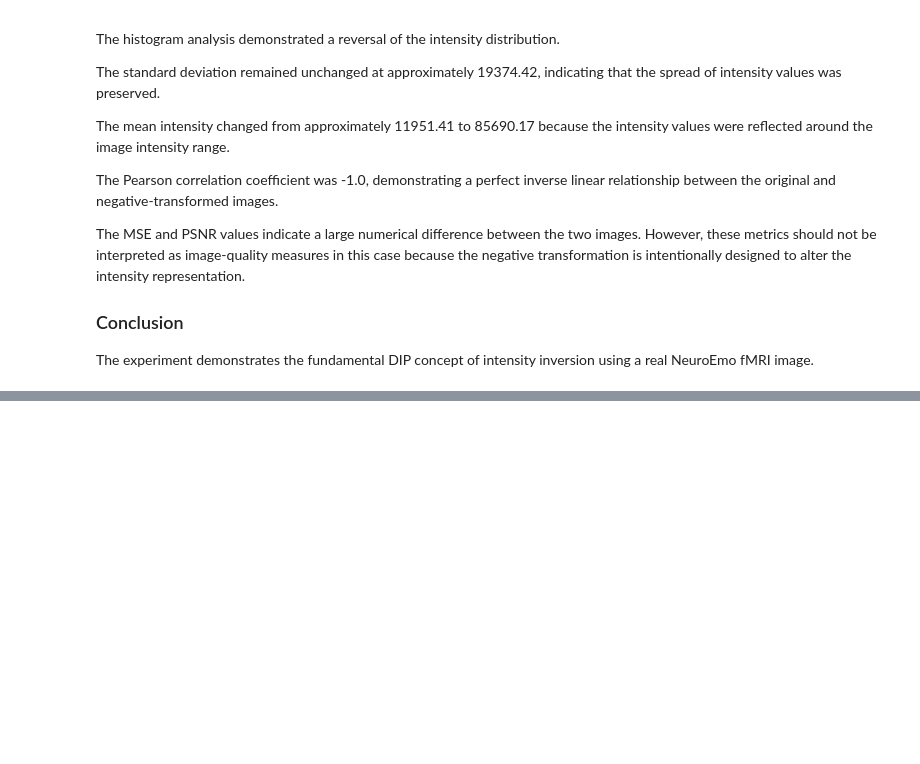
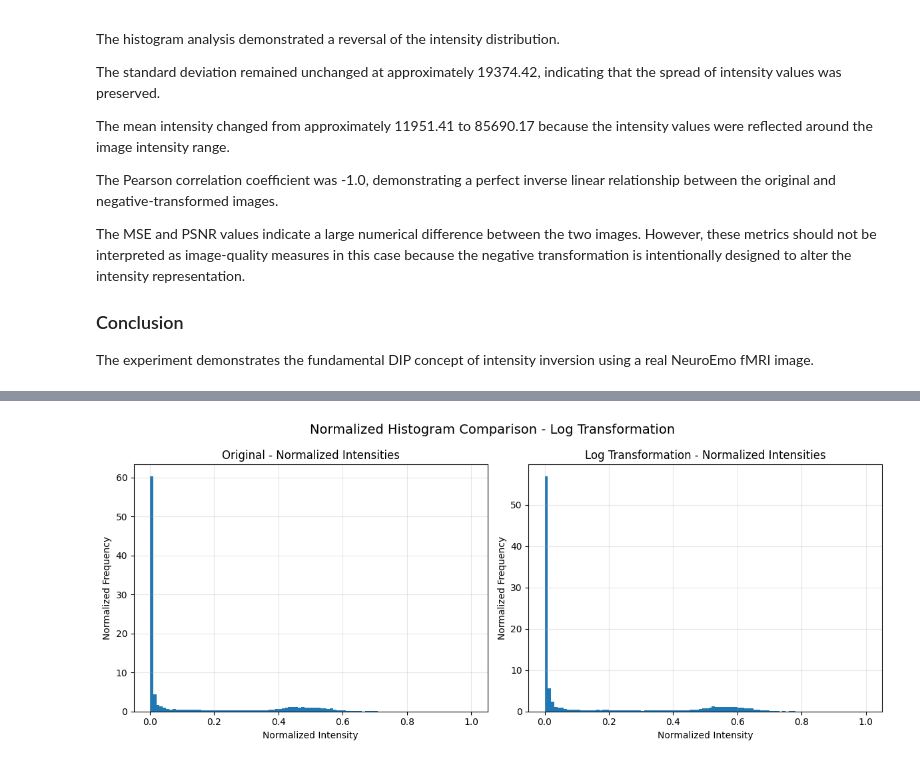
Before and after one commit to SharveshC/DIP_Capstone, a Jupyter notebook: notebook/samp.ipynb, the cells around one changed output, grey strips where cells are left out. Cells and saved outputs as stored; diff of their text form; code cells hidden in the pictures; blank space fills up the shorter version.

```diff
--- a/notebook/samp.ipynb
+++ b/notebook/samp.ipynb
@@ -1091,0 +1324,49 @@ intensity inversion using a real NeuroEmo fMRI image.
+# %%
+# ============================================================
+# LOG TRANSFORMATION
+# Additional Histogram Analysis
+# Compare normalized intensity distributions
+# ============================================================
+
+plt.figure(figsize=(12, 5))
+
+# Original normalized image
+plt.subplot(1, 2, 1)
+
+plt.hist(
+    normalized_image.flatten(),
+    bins=100,
+    range=(0, 1),
+    density=True
+)
+
+plt.xlabel("Normalized Intensity")
+plt.ylabel("Normalized Frequency")
+plt.title("Original - Normalized Intensities")
+plt.grid(alpha=0.3)
+
+
+# Log-transformed normalized image
+plt.subplot(1, 2, 2)
+
+plt.hist(
+    log_image_normalized.flatten(),
+    bins=100,
+    range=(0, 1),
+    density=True
+)
+
+plt.xlabel("Normalized Intensity")
+plt.ylabel("Normalized Frequency")
+plt.title("Log Transformation - Normalized Intensities")
+plt.grid(alpha=0.3)
+
+plt.suptitle(
+    "Normalized Histogram Comparison - Log Transformation",
+    fontsize=14
+)
+
+plt.tight_layout()
+plt.show()
+# %% [output]
+[figure, added]
```
Also changed, not shown: parts of 9 cells of this notebook.
